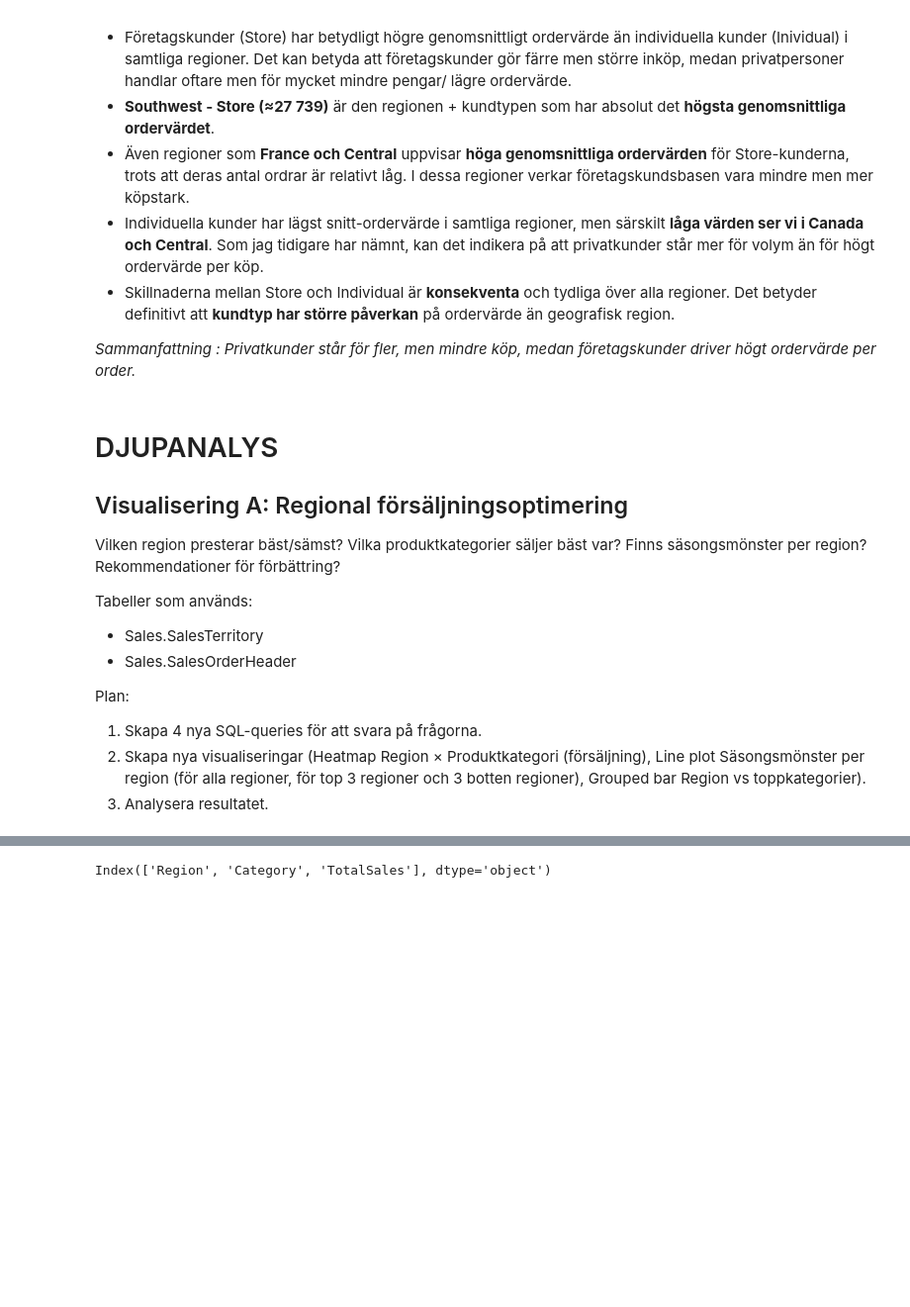
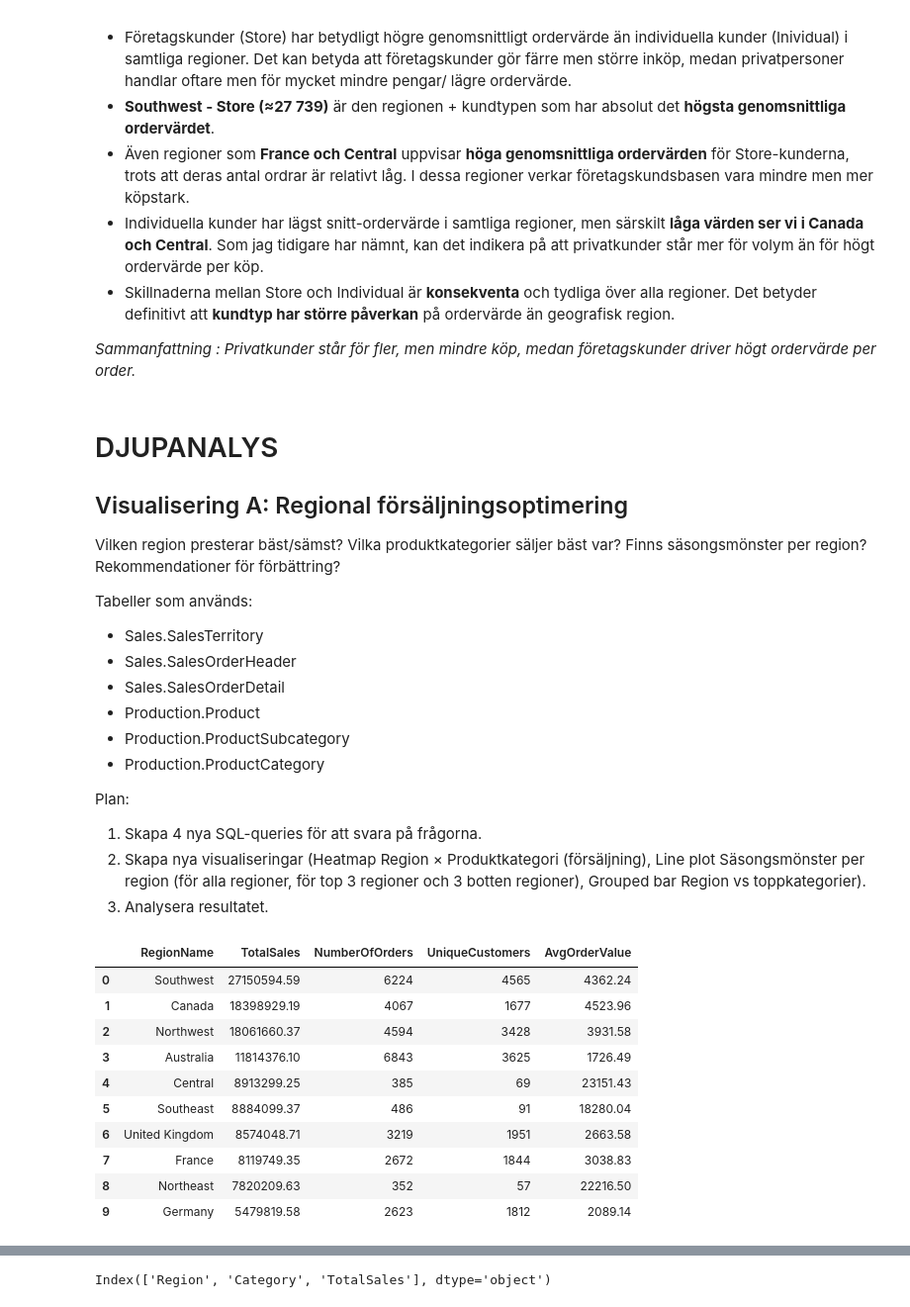
Before and after one commit to KataBeh/adventureworks-analys, a Jupyter notebook: notebooks/analys.ipynb, the cells around one changed output, grey strips where cells are left out. Shown at 99% size. Saved outputs shown, nothing was run; the diff lists cells and outputs as text; code cells hidden in the pictures; blank space fills up the shorter version.

```diff
--- a/notebooks/analys.ipynb
+++ b/notebooks/analys.ipynb
@@ -565,8 +565,47 @@ Rekommendationer för förbättring?
 Tabeller som används:
 - Sales.SalesTerritory
 - Sales.SalesOrderHeader
+- Sales.SalesOrderDetail
+- Production.Product
+- Production.ProductSubcategory
+- Production.ProductCategory
 
 Plan:
 1. Skapa 4 nya SQL-queries för att svara på frågorna.
 2. Skapa nya visualiseringar (Heatmap Region × Produktkategori (försäljning), Line plot Säsongsmönster per region (för alla regioner, för top 3 regioner och 3 botten regioner), Grouped bar Region vs toppkategorier).
 3. Analysera resultatet.
+# %%
+# Vilken region presterar bäst/sämst?
+
+query_visA = """
+
+SELECT
+    st.Name AS RegionName,
+    CAST(SUM(soh.TotalDue) AS decimal(18,2)) AS TotalSales,
+    COUNT(DISTINCT soh.SalesOrderID) AS NumberOfOrders,
+    COUNT(DISTINCT soh.CustomerID) AS UniqueCustomers,
+    CAST(
+        SUM(soh.TotalDue) / NULLIF(COUNT(DISTINCT soh.SalesOrderID), 0)
+        AS decimal(18,2)
+    ) AS AvgOrderValue
+FROM Sales.SalesOrderHeader soh
+JOIN Sales.SalesTerritory st ON soh.TerritoryID = st.TerritoryID
+GROUP BY st.Name
+ORDER BY TotalSales DESC;
+
+"""
+
+df_visA = query_df(query_visA)
+display(df_visA)
+# %% [output]
+|  | RegionName | TotalSales | NumberOfOrders | UniqueCustomers | AvgOrderValue |
+| 0 | Southwest | 27150594.59 | 6224 | 4565 | 4362.24 |
+| 1 | Canada | 18398929.19 | 4067 | 1677 | 4523.96 |
+| 2 | Northwest | 18061660.37 | 4594 | 3428 | 3931.58 |
+| 3 | Australia | 11814376.10 | 6843 | 3625 | 1726.49 |
+| 4 | Central | 8913299.25 | 385 | 69 | 23151.43 |
+| 5 | Southeast | 8884099.37 | 486 | 91 | 18280.04 |
+| 6 | United Kingdom | 8574048.71 | 3219 | 1951 | 2663.58 |
+| 7 | France | 8119749.35 | 2672 | 1844 | 3038.83 |
+| 8 | Northeast | 7820209.63 | 352 | 57 | 22216.50 |
+| 9 | Germany | 5479819.58 | 2623 | 1812 | 2089.14 |
```
Also changed, not shown: parts of 16 cells of this notebook, 2 other files.
